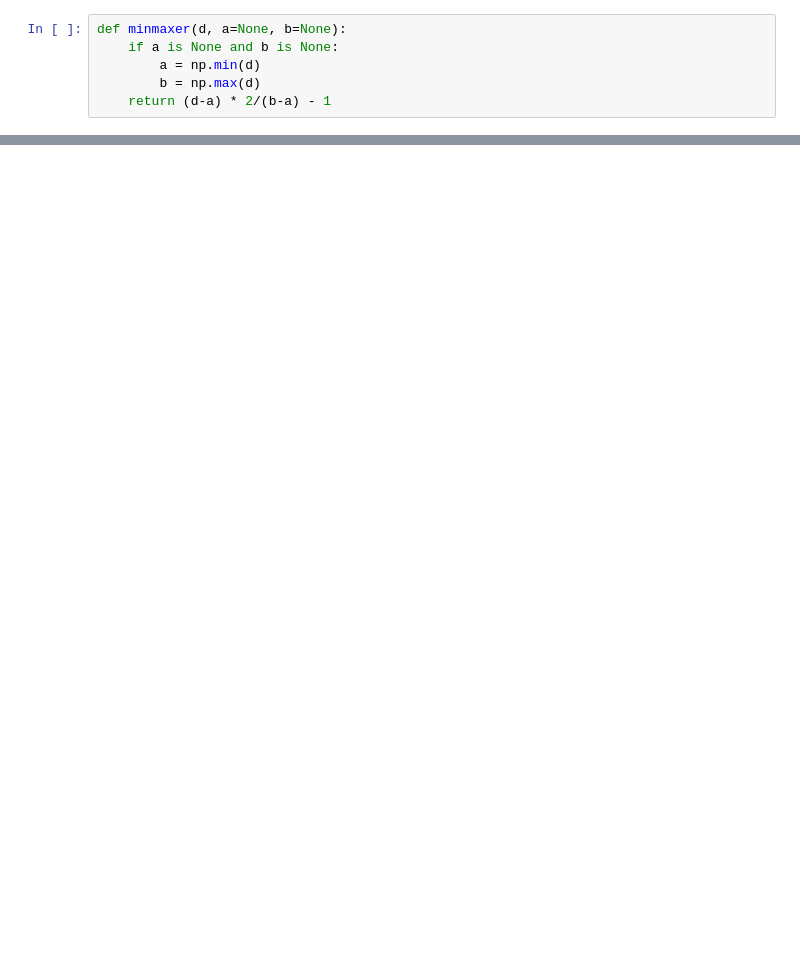
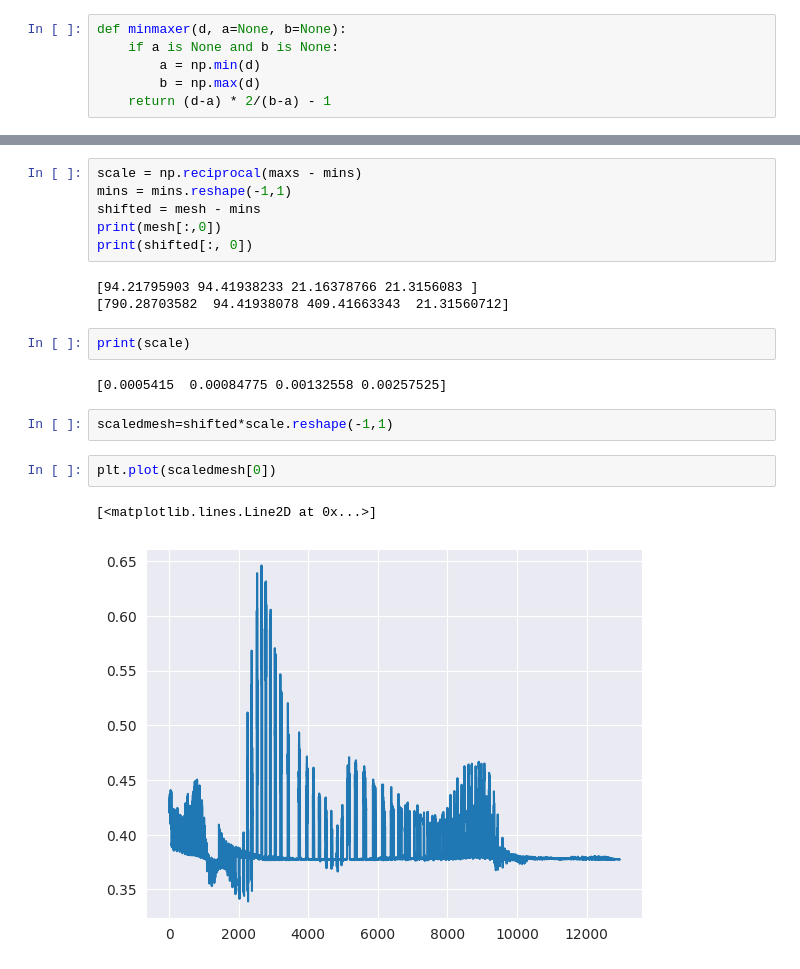
Before and after one commit to rhoP/MLgSA_GCNN, a Jupyter notebook: anal/New_data.ipynb, the cells around one changed output, grey strips where cells are left out. Drawn from its saved outputs; the diff is of its cells as text; blank space fills up the shorter version.

```diff
--- a/anal/New_data.ipynb
+++ b/anal/New_data.ipynb
@@ -225,0 +75,20 @@ NameError: name 'mesh' is not defined
+# %%
+scale = np.reciprocal(maxs - mins)
+mins = mins.reshape(-1,1)
+shifted = mesh - mins
+print(mesh[:,0])
+print(shifted[:, 0])
+# %% [output]
+[94.21795903 94.41938233 21.16378766 21.3156083 ]
+[790.28703582  94.41938078 409.41663343  21.31560712]
+# %%
+print(scale)
+# %% [output]
+[0.0005415  0.00084775 0.00132558 0.00257525]
+# %%
+scaledmesh=shifted*scale.reshape(-1,1)
+# %%
+plt.plot(scaledmesh[0])
+# %% [output]
+[<matplotlib.lines.Line2D at 0x...>]
+[figure, added]
```
Also changed, not shown: parts of 36 cells of this notebook.
